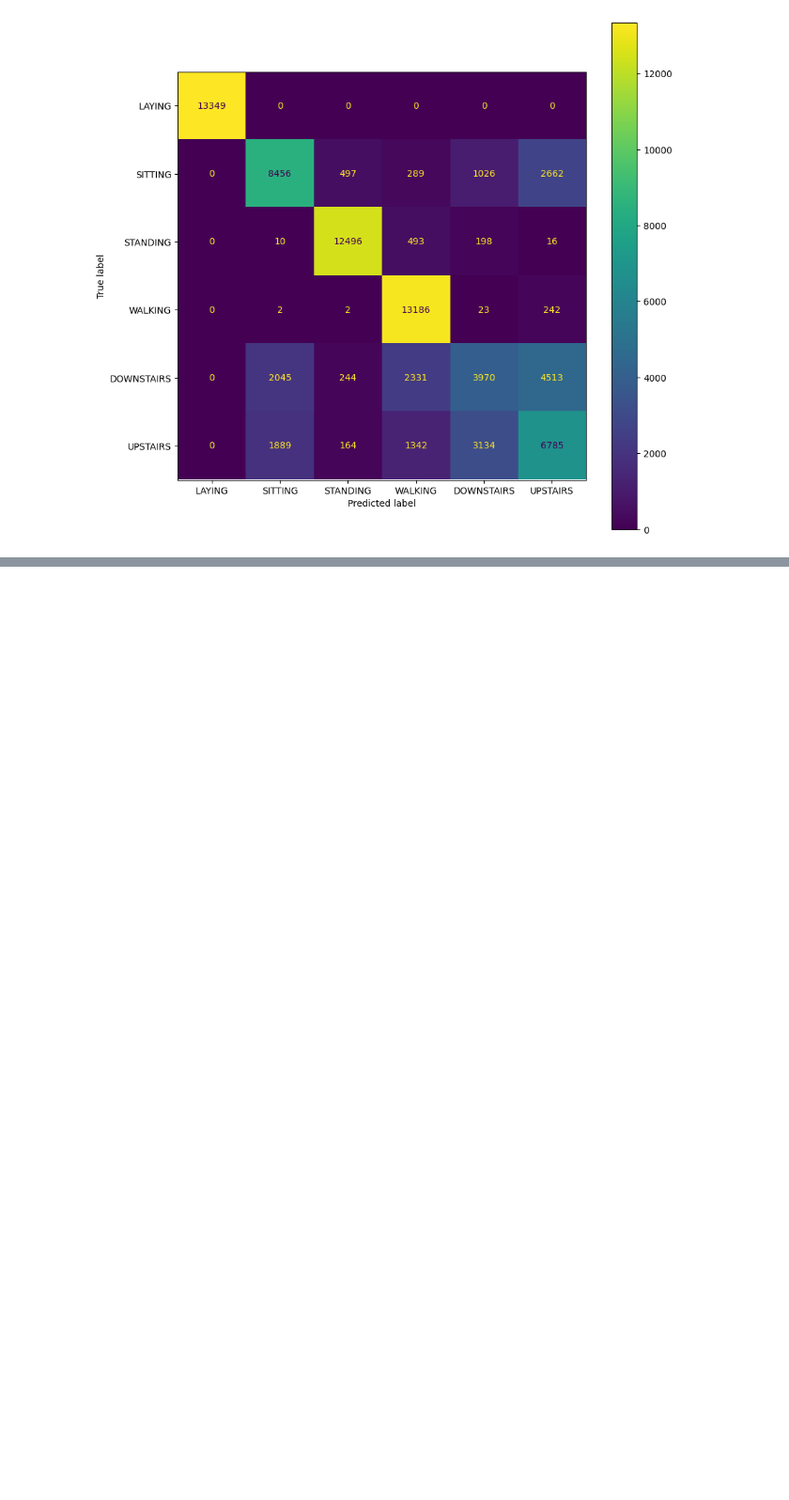
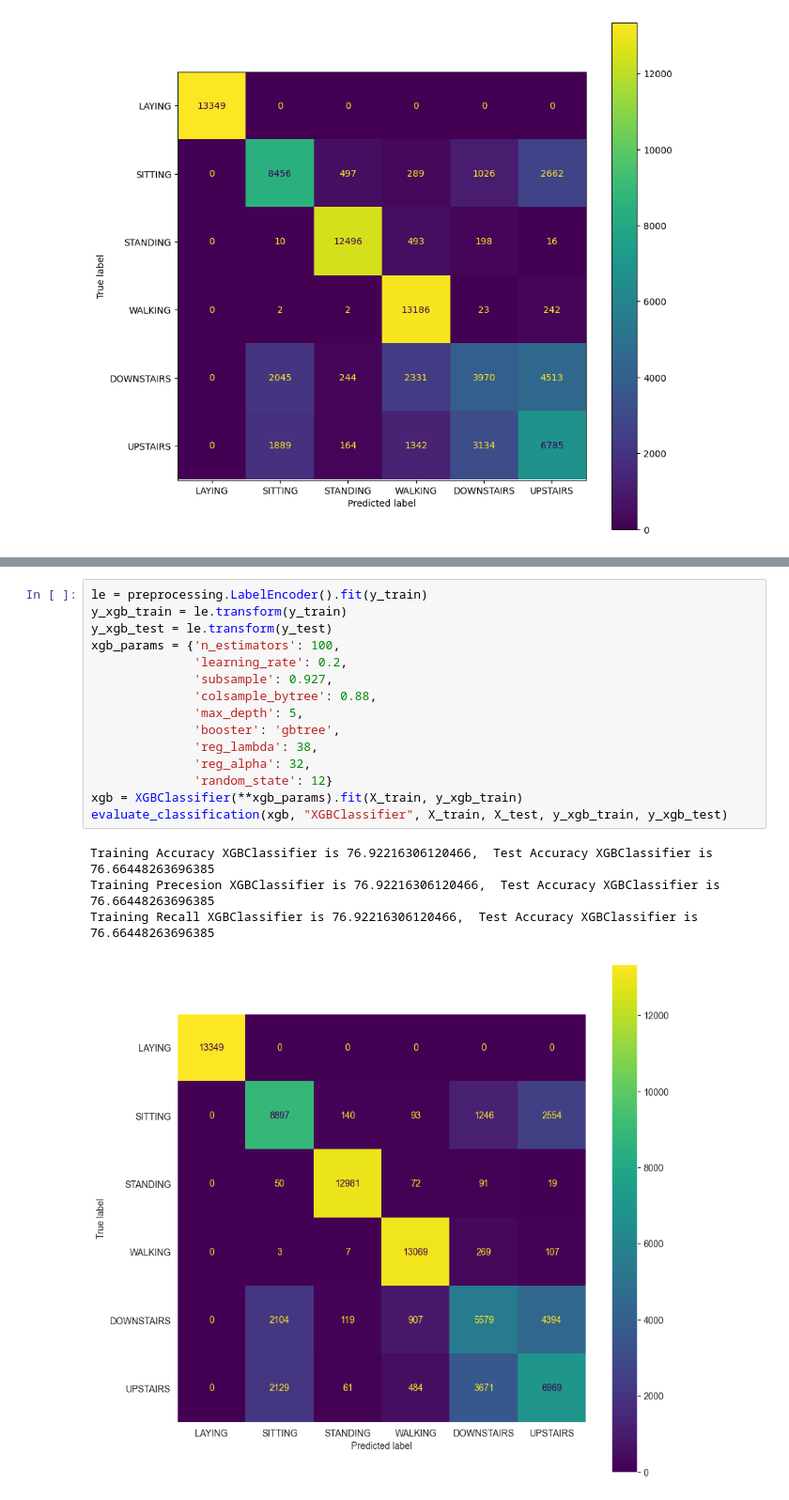
Before and after one commit to DANU011/pytorch, a Jupyter notebook: DA/5주차/notebooks/04_model.ipynb, the cells around one changed output, grey strips where cells are left out. Shown at 94% size. Cells and saved outputs as stored; diff of their text form; blank space fills up the shorter version.

```diff
--- a/DA/5주차/notebooks/04_model.ipynb
+++ b/DA/5주차/notebooks/04_model.ipynb
@@ -400,0 +345,20 @@ weighted avg       0.77      0.77      0.77     79364
+# %%
+le = preprocessing.LabelEncoder().fit(y_train)
+y_xgb_train = le.transform(y_train)
+y_xgb_test = le.transform(y_test)
+xgb_params = {'n_estimators': 100,
+              'learning_rate': 0.2,
+              'subsample': 0.927,
+              'colsample_bytree': 0.88,
+              'max_depth': 5,
+              'booster': 'gbtree',
+              'reg_lambda': 38,
+              'reg_alpha': 32,
+              'random_state': 12}
+xgb = XGBClassifier(**xgb_params).fit(X_train, y_xgb_train)
+evaluate_classification(xgb, "XGBClassifier", X_train, X_test, y_xgb_train, y_xgb_test)
+# %% [output]
+Training Accuracy XGBClassifier is 76.92216306120466,  Test Accuracy XGBClassifier is 76.66448263696385
+Training Precesion XGBClassifier is 76.92216306120466,  Test Accuracy XGBClassifier is 76.66448263696385
+Training Recall XGBClassifier is 76.92216306120466,  Test Accuracy XGBClassifier is 76.66448263696385
+[figure, added]
```
Also changed, not shown: parts of 5 cells of this notebook, 6 other files.
